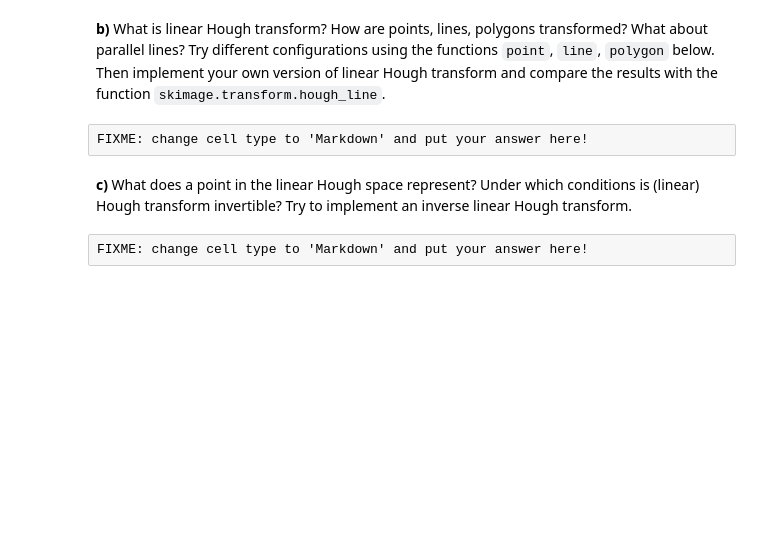
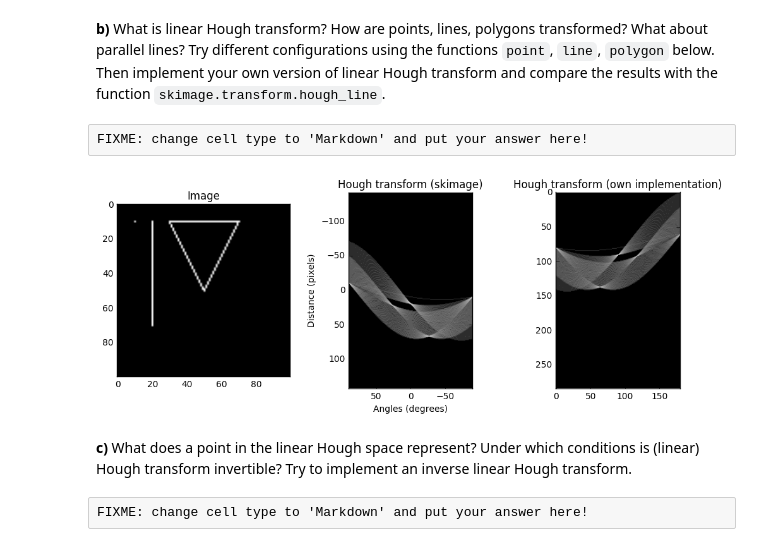
Before and after one commit to themightyoarfish/Computer-Vision, a Jupyter notebook: Exercise6/sheet06.ipynb, the cells around one changed output. Saved outputs shown, nothing was run; the diff lists cells and outputs as text; code cells hidden in the pictures; blank space fills up the shorter version.

```diff
--- a/Exercise6/sheet06.ipynb
+++ b/Exercise6/sheet06.ipynb
@@ -149,42 +179,53 @@ def polygon(img, vertices):
         line(img,p,q)
 
 
-def my_hough_line(img, angles = 180):
+def my_hough_line(img, angles=180):
     """
     Apply linear Hough transform to the given image.
     """
     d_max = int(np.ceil(np.sqrt(sum(map(np.multiply,img.shape,img.shape)))))
     accumulator = np.zeros((2*d_max, angles), np.uint64)
+    thetas = np.linspace(0, angles-1, angles, dtype=np.int)
+    thetas_rad = np.deg2rad(thetas)
+    cos_theta = np.cos(thetas_rad)
+    sin_theta = np.sin(thetas_rad)
 
-    # FIXME: put your code here!
+    edge_pts = np.argwhere(img)
+    for x, y in edge_pts:
+        d = x * cos_theta + y * sin_theta
+        d_idx = np.round(d).astype(np.int) + d_max // 2
+        accumulator[d_idx, thetas] += 1
 
     return accumulator
+
 
 
 img = np.zeros((100,100))
 
 
 # You may try different paintings here:
 point(img, (10,10))
 line(img,(10,20),(70,20))
 polygon(img,[(10,30),(50,50),(10,70)])
 
 
 
 plt.figure(figsize=(12, 4))
 plt.gray()
 plt.subplot(1,3,1) ; plt.title('Image'); plt.imshow(img)
 
 out, angles, d = hough_line(img)
 plt.subplot(1,3,2) ; plt.title('Hough transform (skimage)');
 plt.xlabel('Angles (degrees)')
 plt.ylabel('Distance (pixels)')
 plt.imshow(np.log(1 + out), extent=[np.rad2deg(angles[-1]), np.rad2deg(angles[0]), d[-1], d[0]])
 
 my_out = my_hough_line(img)
 plt.subplot(1,3,3) ; plt.title('Hough transform (own implementation)');
 plt.imshow(np.log(1+my_out))
 plt.show()
+# %% [output]
+[figure, added]
 # %% [markdown]
 **c)** What does a point in the linear Hough space represent? Under which conditions is (linear) Hough transform invertible? Try to implement an inverse linear Hough transform.
 # %% [raw]
```
Also changed, not shown: parts of 4 cells of this notebook, 1 other file.
